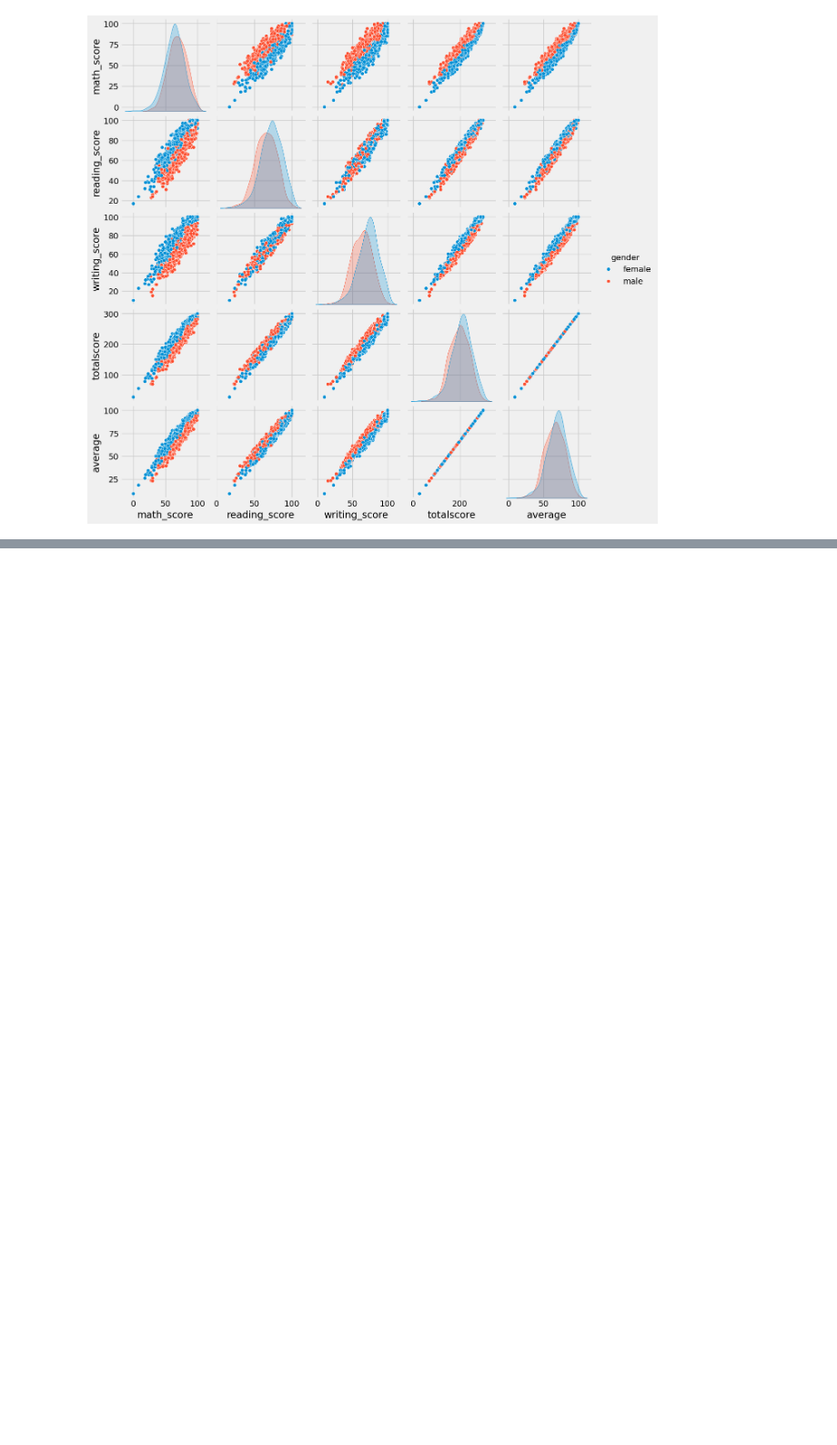
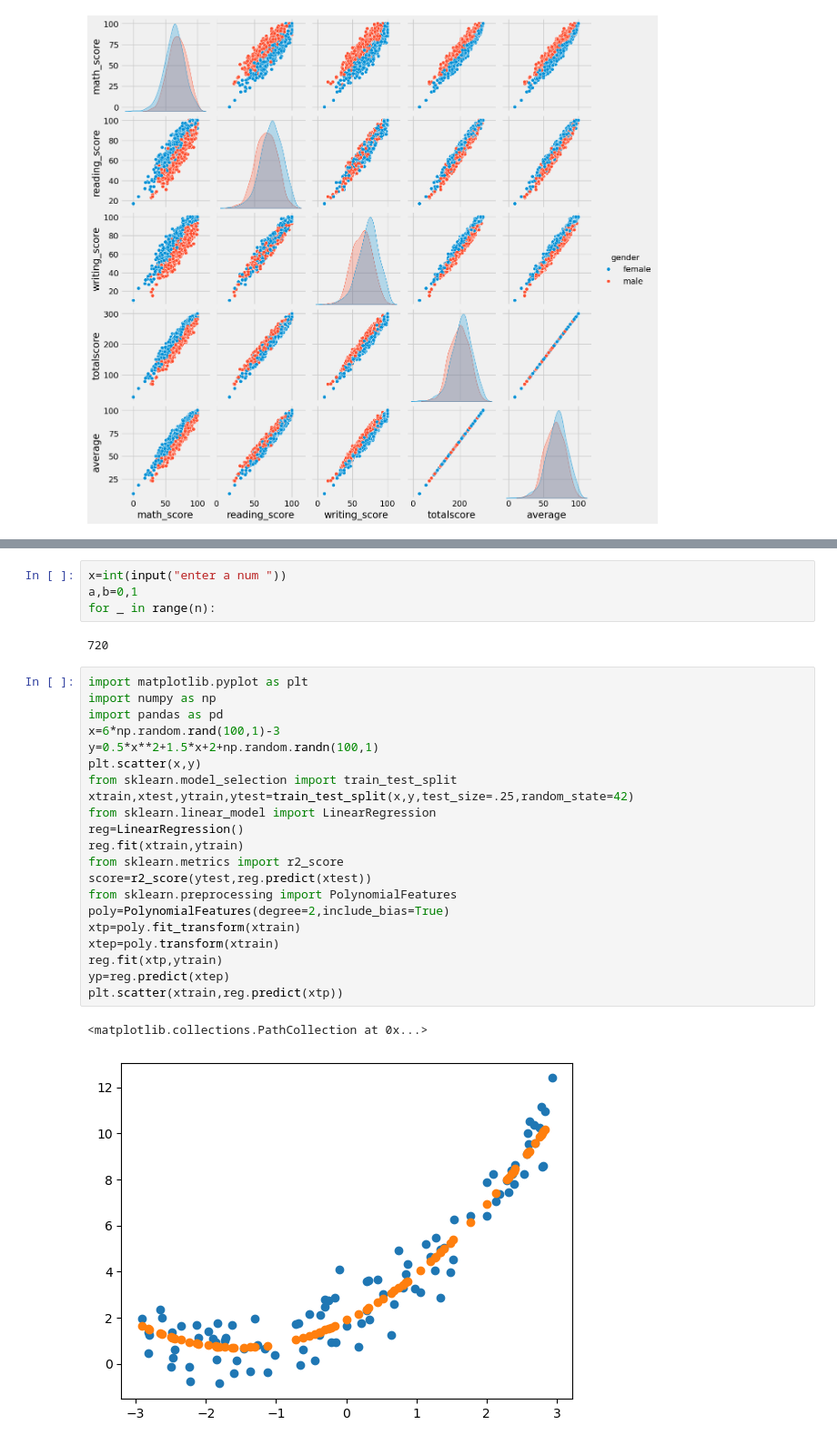
Before and after one commit to Harikrishnarl/mlproject, a Jupyter notebook: notebook/eda.ipynb, the cells around one changed output, grey strips where cells are left out. Shown at 91% size. Cells and saved outputs as stored; diff of their text form; blank space fills up the shorter version.

Commit message:
eda and problem statement

```diff
--- a/notebook/eda.ipynb
+++ b/notebook/eda.ipynb
@@ -417,0 +506,30 @@ plt.show()
+# %%
+x=int(input("enter a num "))
+a,b=0,1
+for _ in range(n):
+# %% [output]
+720
+# %%
+import matplotlib.pyplot as plt
+import numpy as np
+import pandas as pd
+x=6*np.random.rand(100,1)-3
+y=0.5*x**2+1.5*x+2+np.random.randn(100,1)
+plt.scatter(x,y)
+from sklearn.model_selection import train_test_split
+xtrain,xtest,ytrain,ytest=train_test_split(x,y,test_size=.25,random_state=42)
+from sklearn.linear_model import LinearRegression
+reg=LinearRegression()
+reg.fit(xtrain,ytrain)
+from sklearn.metrics import r2_score
+score=r2_score(ytest,reg.predict(xtest))
+from sklearn.preprocessing import PolynomialFeatures
+poly=PolynomialFeatures(degree=2,include_bias=True)
+xtp=poly.fit_transform(xtrain)
+xtep=poly.transform(xtrain)
+reg.fit(xtp,ytrain)
+yp=reg.predict(xtep)
+plt.scatter(xtrain,reg.predict(xtp))
+# %% [output]
+<matplotlib.collections.PathCollection at 0x...>
+[figure, added]
```
Also changed, not shown: parts of 25 cells of this notebook, 1 other file.
